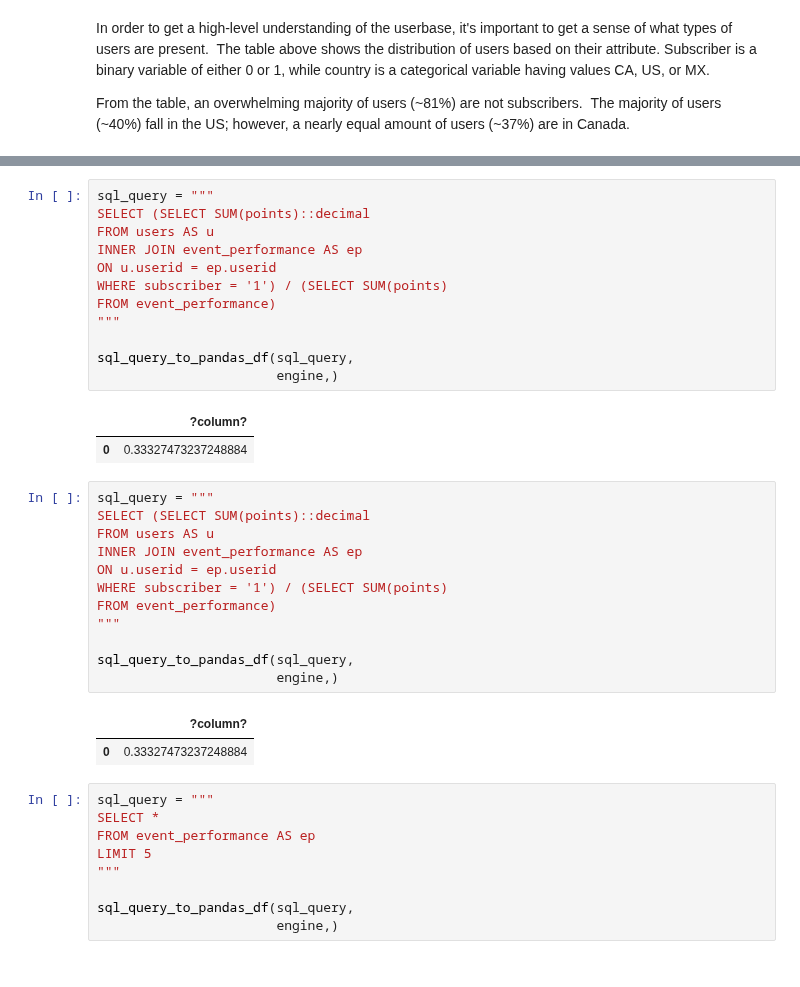
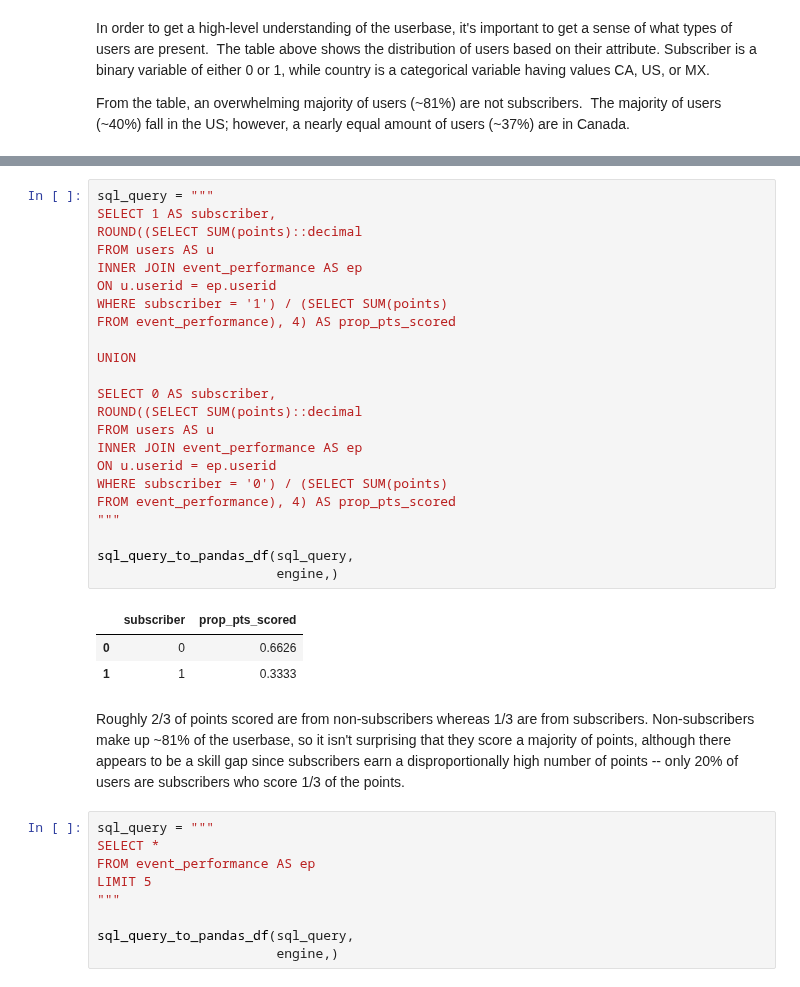
Before and after one commit to papir805/bot_battles_player_analysis, a Jupyter notebook: part2_eda.ipynb, the cells around one changed output, grey strips where cells are left out. Saved outputs shown, nothing was run; the diff lists cells and outputs as text.

```diff
--- a/part2_eda.ipynb
+++ b/part2_eda.ipynb
@@ -242,33 +237,32 @@ sql_query_to_pandas_df(sql_query,
 # %%
 sql_query = """
-SELECT (SELECT SUM(points)::decimal
+SELECT 1 AS subscriber,
+ROUND((SELECT SUM(points)::decimal
 FROM users AS u
 INNER JOIN event_performance AS ep
 ON u.userid = ep.userid
 WHERE subscriber = '1') / (SELECT SUM(points)
-FROM event_performance)
+FROM event_performance), 4) AS prop_pts_scored
+
+UNION
+
+SELECT 0 AS subscriber,
+ROUND((SELECT SUM(points)::decimal
+FROM users AS u
+INNER JOIN event_performance AS ep
+ON u.userid = ep.userid
+WHERE subscriber = '0') / (SELECT SUM(points)
+FROM event_performance), 4) AS prop_pts_scored
 """
 
 sql_query_to_pandas_df(sql_query,
                        engine,)
 # %% [output]
-|  | ?column? |
-| 0 | 0.33327473237248884 |
+|  | subscriber | prop_pts_scored |
+| 0 | 0 | 0.6626 |
+| 1 | 1 | 0.3333 |
-# %%
-sql_query = """
-SELECT (SELECT SUM(points)::decimal
-FROM users AS u
-INNER JOIN event_performance AS ep
-ON u.userid = ep.userid
-WHERE subscriber = '1') / (SELECT SUM(points)
-FROM event_performance)
-"""
-
-sql_query_to_pandas_df(sql_query,
-                       engine,)
-# %% [output]
-|  | ?column? |
-| 0 | 0.33327473237248884 |
+# %% [markdown]
+Roughly 2/3 of points scored are from non-subscribers whereas 1/3 are from subscribers.  Non-subscribers make up ~81% of the userbase, so it isn't surprising that they score a majority of points, although there appears to be a skill gap since subscribers earn a disproportionally high number of points -- only 20% of users are subscribers who score 1/3 of the points.
 # %%
 sql_query = """
 SELECT *
```
Also changed, not shown: parts of 11 cells of this notebook.
